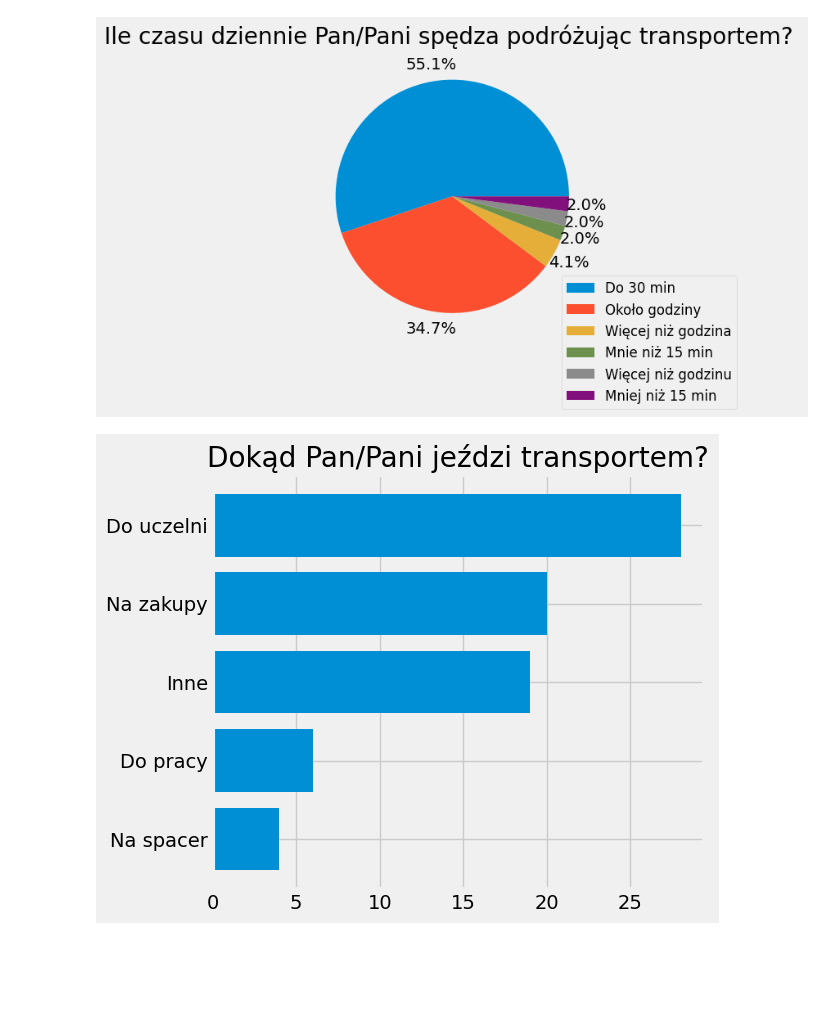
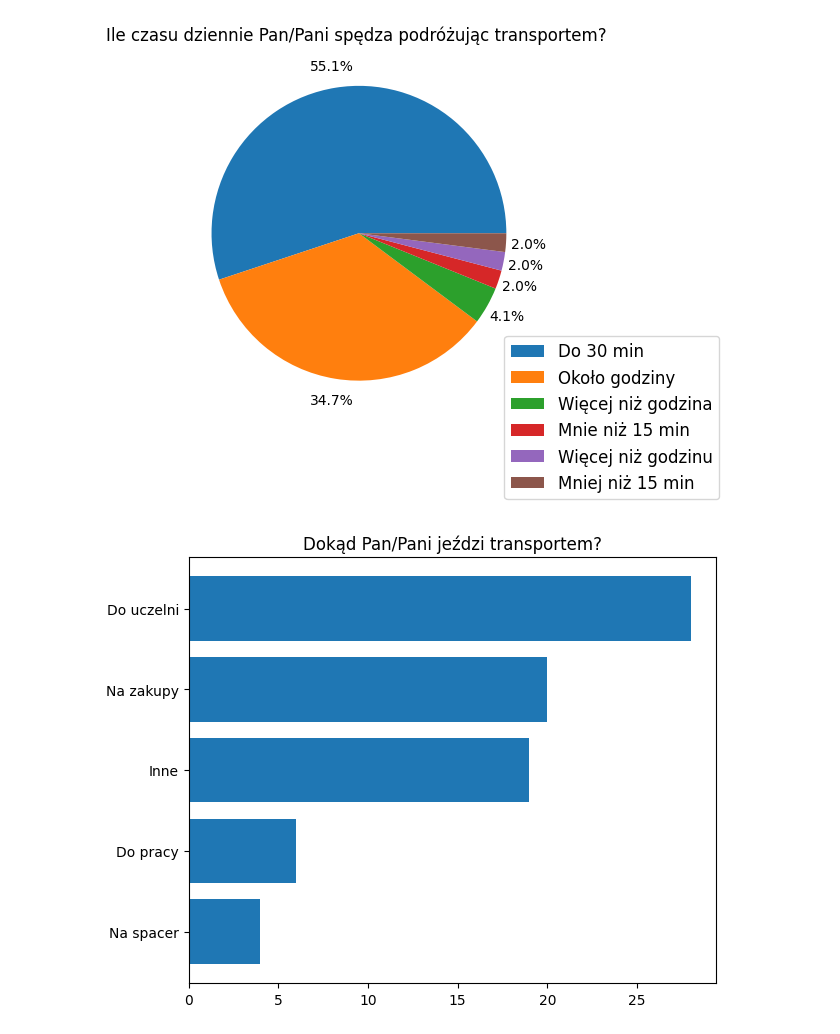
Before and after one commit to Mak7-kurochka/Satisfaction-with-public-transport, a Jupyter notebook: Part_for_Lera.ipynb, the cells around one changed output. Saved outputs shown, nothing was run; the diff lists cells and outputs as text; code cells hidden in the pictures; blank space fills up the shorter version.

```diff
--- a/Part_for_Lera.ipynb
+++ b/Part_for_Lera.ipynb
@@ -1,6 +0,0 @@
-# %%
-import pandas as pd
-from matplotlib import pyplot as plt
-from collections import Counter
-import functs_for_psychology as ffp
-plt.style.use('fivethirtyeight')
@@ -14,11 +7,11 @@ ffp.create_pie('Jak często Pan/Pani korzysta transportu publicznego?')
 # %%
 ffp.create_pie('Ile czasu dziennie Pan/Pani spędza podróżując transportem? ')
 # %% [output]
-[figure, old version]
+[figure, new version]
 # %%
-ffp.create_bar_for_str('Dokąd Pan/Pani jeździ transportem?')
+ffp.create_bar('Dokąd Pan/Pani jeździ transportem?', 'h')
 # %% [output]
-[figure, old version]
+[figure, new version]
 # %%
 ffp.create_pie('Co dla Pana/Pani jest ważniejsze podczas podróży?')
 # %% [output]
```
Also changed, not shown: parts of 4 cells of this notebook, 4 other files.
